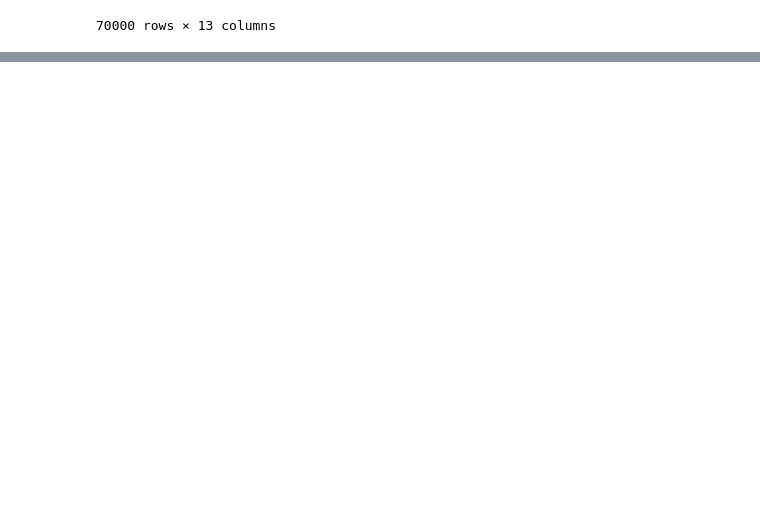
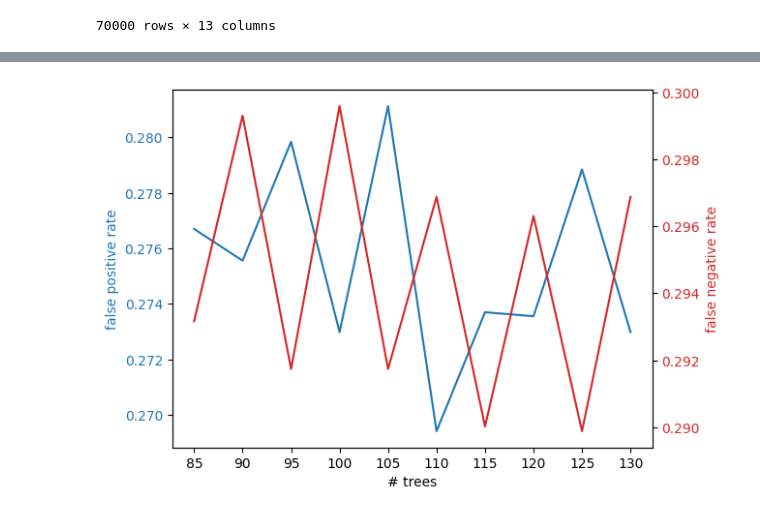
Before and after one commit to MengyangHe1/heart_disease_prediction, a Jupyter notebook: milo_heart_disease_prediction.ipynb, the cells around one changed output, grey strips where cells are left out. Saved outputs shown, nothing was run; the diff lists cells and outputs as text; code cells hidden in the pictures; blank space fills up the shorter version.

```diff
--- a/milo_heart_disease_prediction.ipynb
+++ b/milo_heart_disease_prediction.ipynb
@@ -159,8 +232,10 @@ from sklearn.ensemble import RandomForestClassifier
 
 # can test different max_depth= values
 
-trees = range(100, 125, 4)
+trees = range(85, 131, 5)
 rf_scores = [0] * len(trees)
+rf_false_pos = [0] * len(trees)
+rf_false_neg = [0] * len(trees)
 
 rf_X = df_normalized.drop(columns=['cardio'])
 rf_y = df_normalized['cardio'].values
@@ -195,3 +281,25 @@ Best-performing # trees: 124, accuracy: 0.7167857142857142
+# %%
+# Random Forest false positive/negative plot
+
+fig, ax1 = plt.subplots()
+
+color = 'tab:blue'
+ax1.set_ylabel('false positive rate', color=color)
+ax1.set_xlabel('# trees')
+ax1.plot(rf_false_pos, label='FPR', color=color)
+ax1.tick_params(axis='y', labelcolor=color)
+
+ax2 = ax1.twinx()
+
+color = 'tab:red'
+ax2.set_ylabel('false negative rate', color=color)
+ax2.plot(rf_false_neg, label='FNR', color=color)
+ax2.tick_params(axis='y', labelcolor=color)
+
+plt.xticks(range(len(trees)), trees)
+plt.show()
+# %% [output]
+[figure, added]
 # %%
 # tree visualization code from https://www.datacamp.com/tutorial/random-forests-classifier-python
 
```
Also changed, not shown: parts of 12 cells of this notebook.
